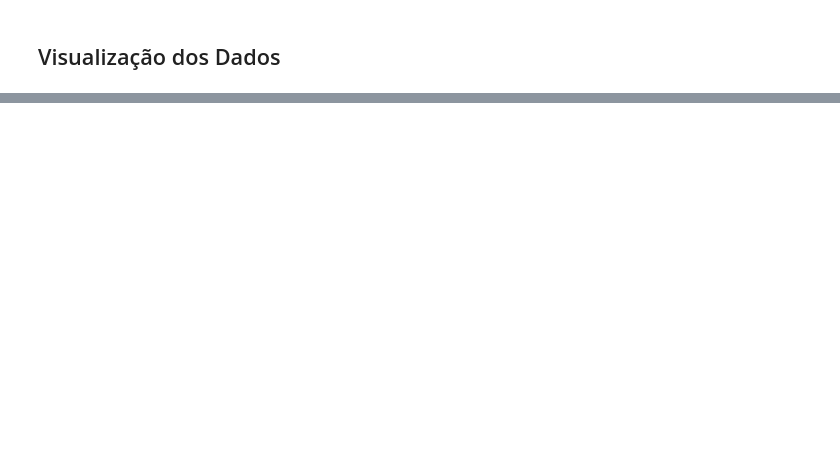
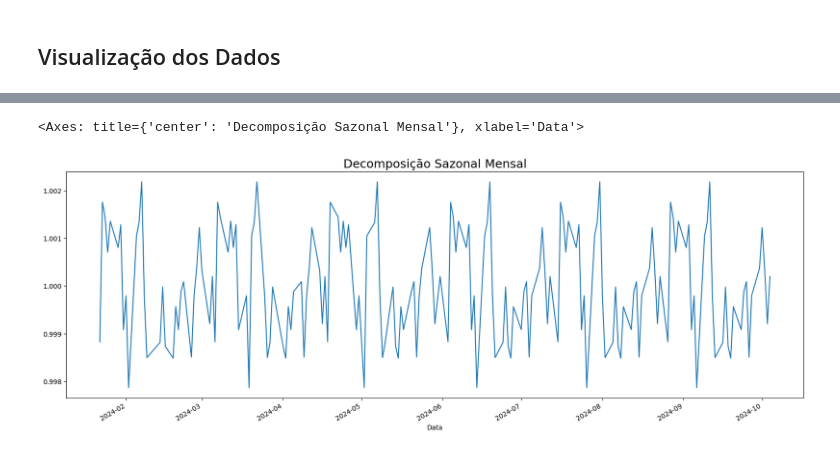
Before and after one commit to felipefreitasffs/IbovAnalysis, a Jupyter notebook: src/ibovespa.ipynb, the cells around one changed output, grey strips where cells are left out. Drawn from its saved outputs; the diff is of its cells as text; code cells hidden in the pictures; blank space fills up the shorter version.

```diff
--- a/src/ibovespa.ipynb
+++ b/src/ibovespa.ipynb
@@ -220,0 +244,7 @@ result.seasonal.iloc[:500].plot(figsize=(14, 7))
+# %%
+plt.title('Decomposição Sazonal Mensal', fontsize=18)
+result = seasonal_decompose(df_ibov["Último"], model="multiplicative", period=30)
+result.seasonal.iloc[:180].plot(figsize=(20, 7))
+# %% [output]
+<Axes: title={'center': 'Decomposição Sazonal Mensal'}, xlabel='Data'>
+[figure, added]
```
Also changed, not shown: parts of 60 cells of this notebook, 3 other files.
